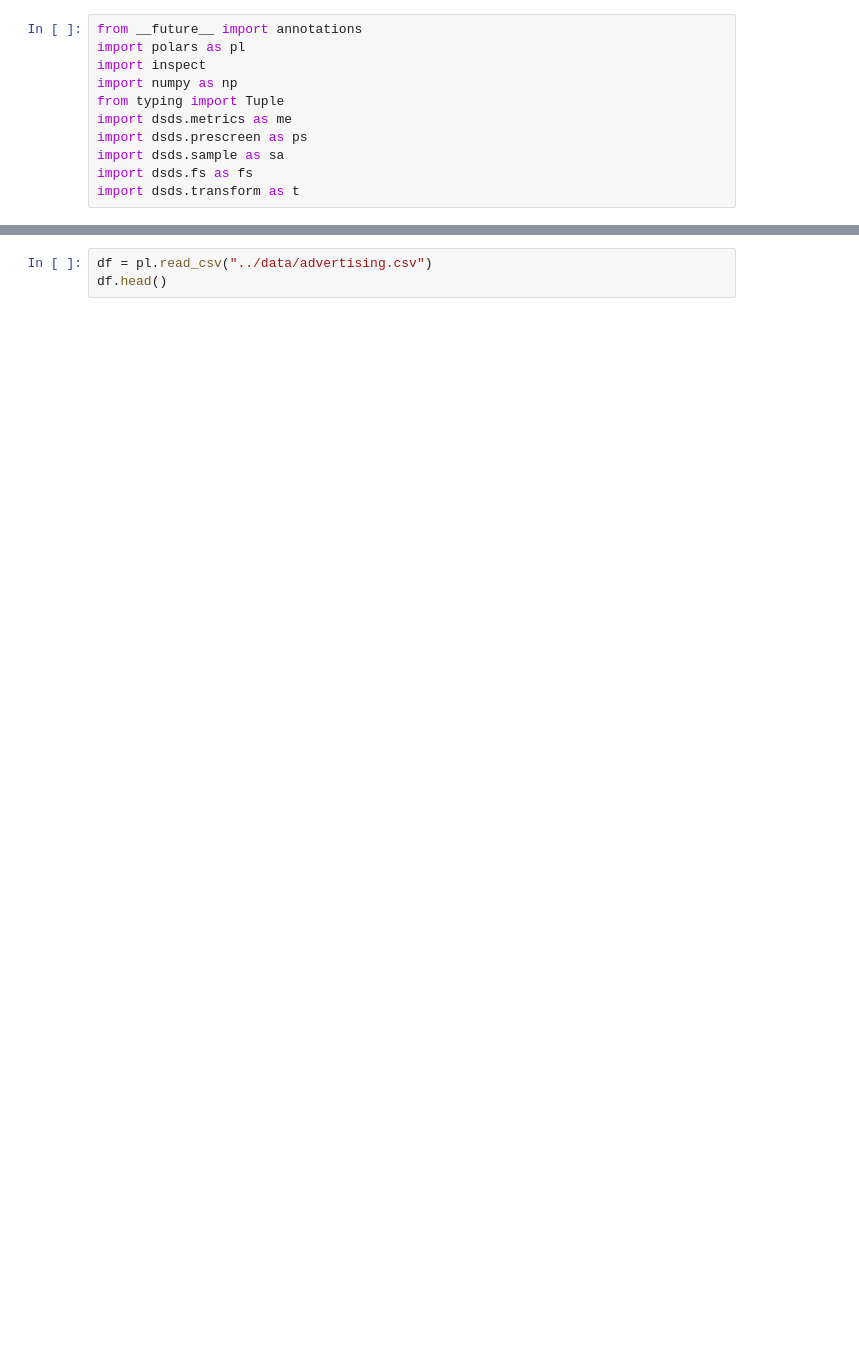
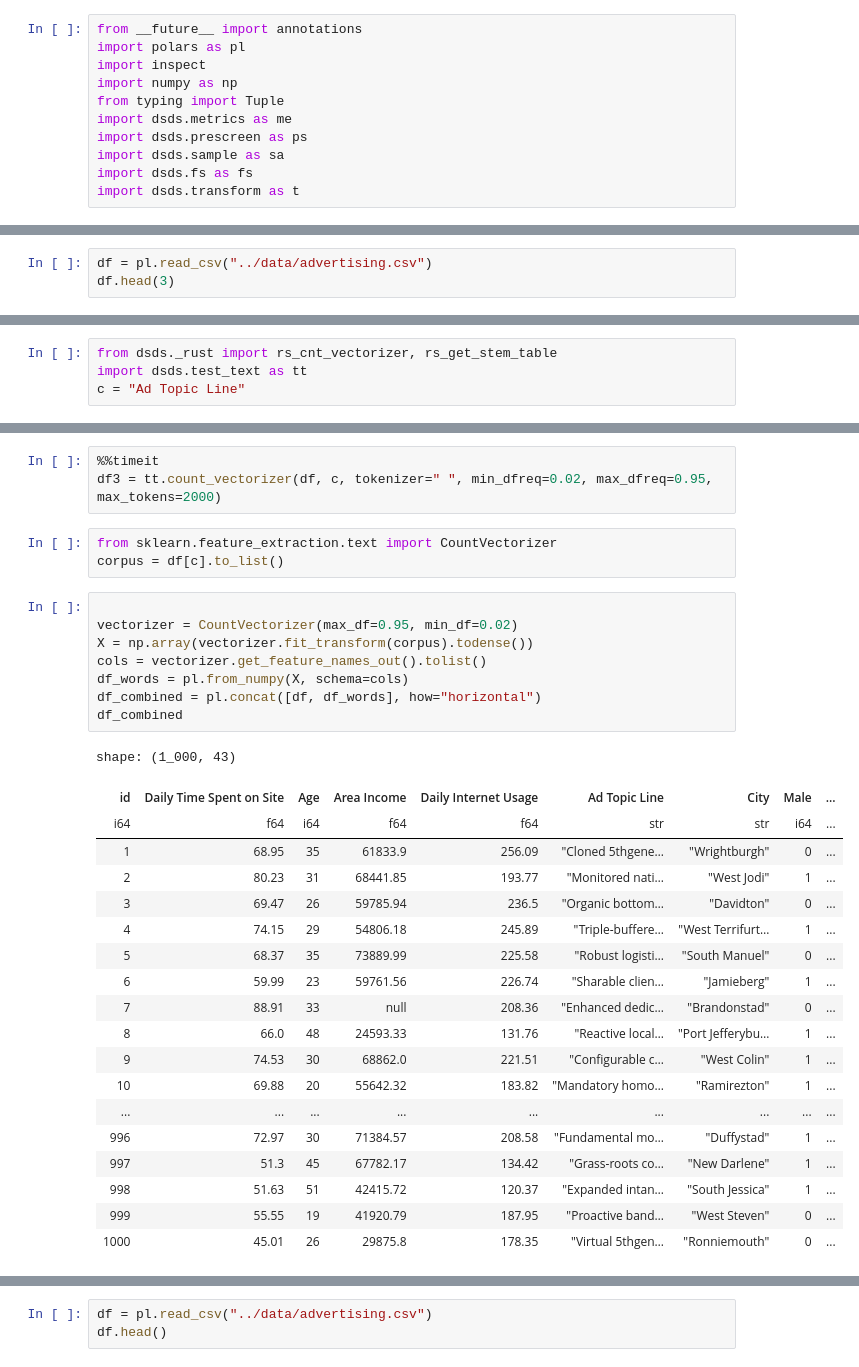
Before and after one commit to abstractqqq/dsds, a Jupyter notebook: examples/test.ipynb, the cells around one changed output, grey strips where cells are left out. Cells and saved outputs as stored; diff of their text form; blank space fills up the shorter version.

Commit message:
introduced rust and restarted nlp

```diff
--- a/examples/test.ipynb
+++ b/examples/test.ipynb
@@ -20,0 +12,3 @@ for train, test in sa.time_series_split(df, n_splits=5):
+# %%
+df = pl.read_csv("../data/advertising.csv")
+df.head(3)
@@ -20,0 +22,4 @@ for train, test in sa.time_series_split(df, n_splits=5):
+# %%
+from dsds._rust import rs_cnt_vectorizer, rs_get_stem_table
+import dsds.test_text as tt
+c = "Ad Topic Line"
@@ -20,0 +38,34 @@ for train, test in sa.time_series_split(df, n_splits=5):
+# %%
+%%timeit
+df3 = tt.count_vectorizer(df, c, tokenizer=" ", min_dfreq=0.02, max_dfreq=0.95, max_tokens=2000)
+# %%
+from sklearn.feature_extraction.text import CountVectorizer
+corpus = df[c].to_list()
+# %%
+
+vectorizer = CountVectorizer(max_df=0.95, min_df=0.02)
+X = np.array(vectorizer.fit_transform(corpus).todense())
+cols = vectorizer.get_feature_names_out().tolist()
+df_words = pl.from_numpy(X, schema=cols)
+df_combined = pl.concat([df, df_words], how="horizontal")
+df_combined
+# %% [output]
+shape: (1_000, 43)
+| id | Daily Time Spent on Site | Age | Area Income | Daily Internet Usage | Ad Topic Line | City | Male | ... |
+| i64 | f64 | i64 | f64 | f64 | str | str | i64 | ... |
+| 1 | 68.95 | 35 | 61833.9 | 256.09 | "Cloned 5thgene… | "Wrightburgh" | 0 | ... |
+| 2 | 80.23 | 31 | 68441.85 | 193.77 | "Monitored nati… | "West Jodi" | 1 | ... |
+| 3 | 69.47 | 26 | 59785.94 | 236.5 | "Organic bottom… | "Davidton" | 0 | ... |
+| 4 | 74.15 | 29 | 54806.18 | 245.89 | "Triple-buffere… | "West Terrifurt… | 1 | ... |
+| 5 | 68.37 | 35 | 73889.99 | 225.58 | "Robust logisti… | "South Manuel" | 0 | ... |
+| 6 | 59.99 | 23 | 59761.56 | 226.74 | "Sharable clien… | "Jamieberg" | 1 | ... |
+| 7 | 88.91 | 33 | null | 208.36 | "Enhanced dedic… | "Brandonstad" | 0 | ... |
+| 8 | 66.0 | 48 | 24593.33 | 131.76 | "Reactive local… | "Port Jefferybu… | 1 | ... |
+| 9 | 74.53 | 30 | 68862.0 | 221.51 | "Configurable c… | "West Colin" | 1 | ... |
+| 10 | 69.88 | 20 | 55642.32 | 183.82 | "Mandatory homo… | "Ramirezton" | 1 | ... |
+| ... | ... | ... | ... | ... | ... | ... | ... | ... |
+| 996 | 72.97 | 30 | 71384.57 | 208.58 | "Fundamental mo… | "Duffystad" | 1 | ... |
+| 997 | 51.3 | 45 | 67782.17 | 134.42 | "Grass-roots co… | "New Darlene" | 1 | ... |
+| 998 | 51.63 | 51 | 42415.72 | 120.37 | "Expanded intan… | "South Jessica" | 1 | ... |
+| 999 | 55.55 | 19 | 41920.79 | 187.95 | "Proactive band… | "West Steven" | 0 | ... |
+| 1000 | 45.01 | 26 | 29875.8 | 178.35 | "Virtual 5thgen… | "Ronniemouth" | 0 | ... |
```
Also changed, not shown: parts of 11 cells of this notebook, 26 other files.
